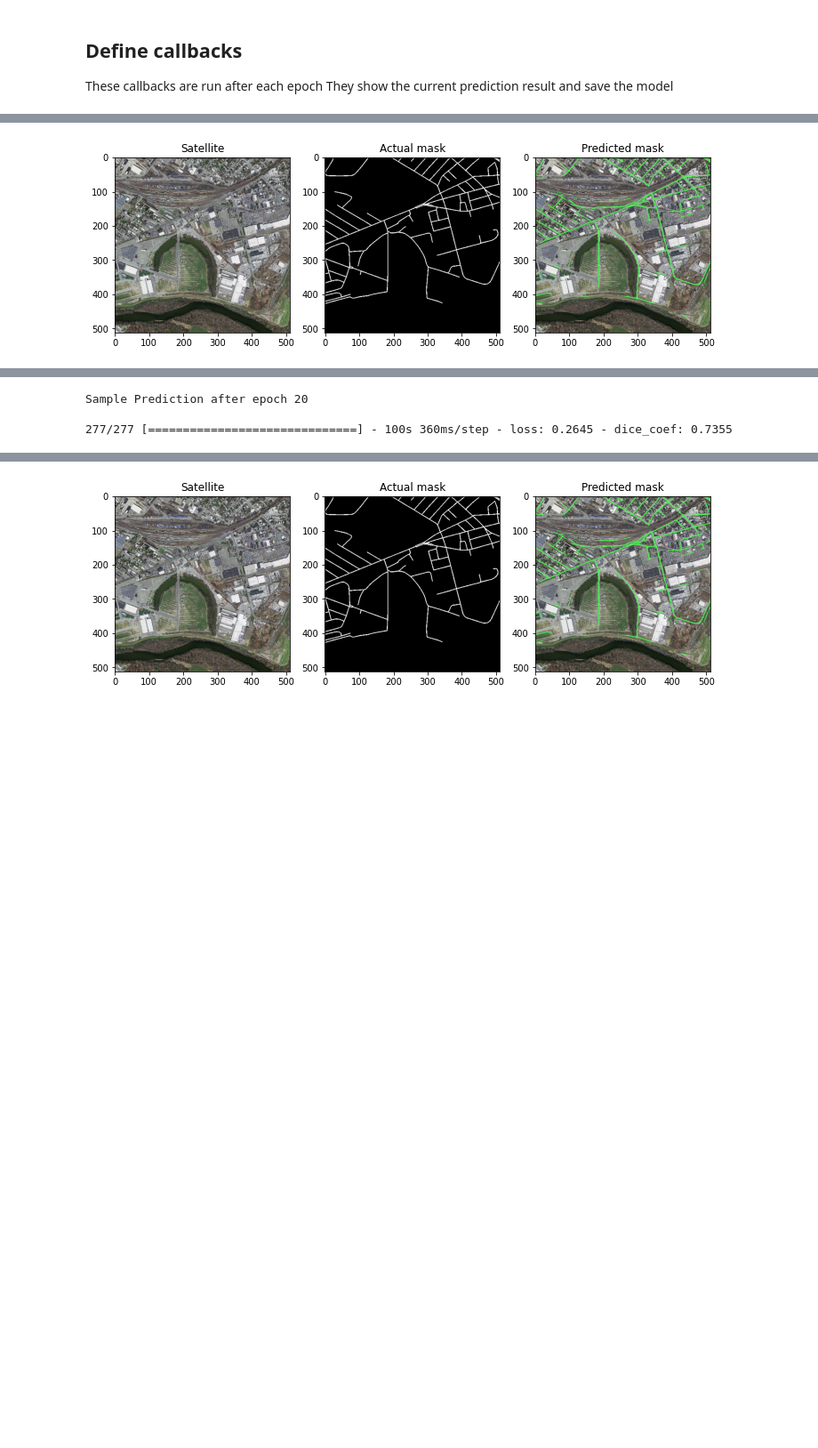
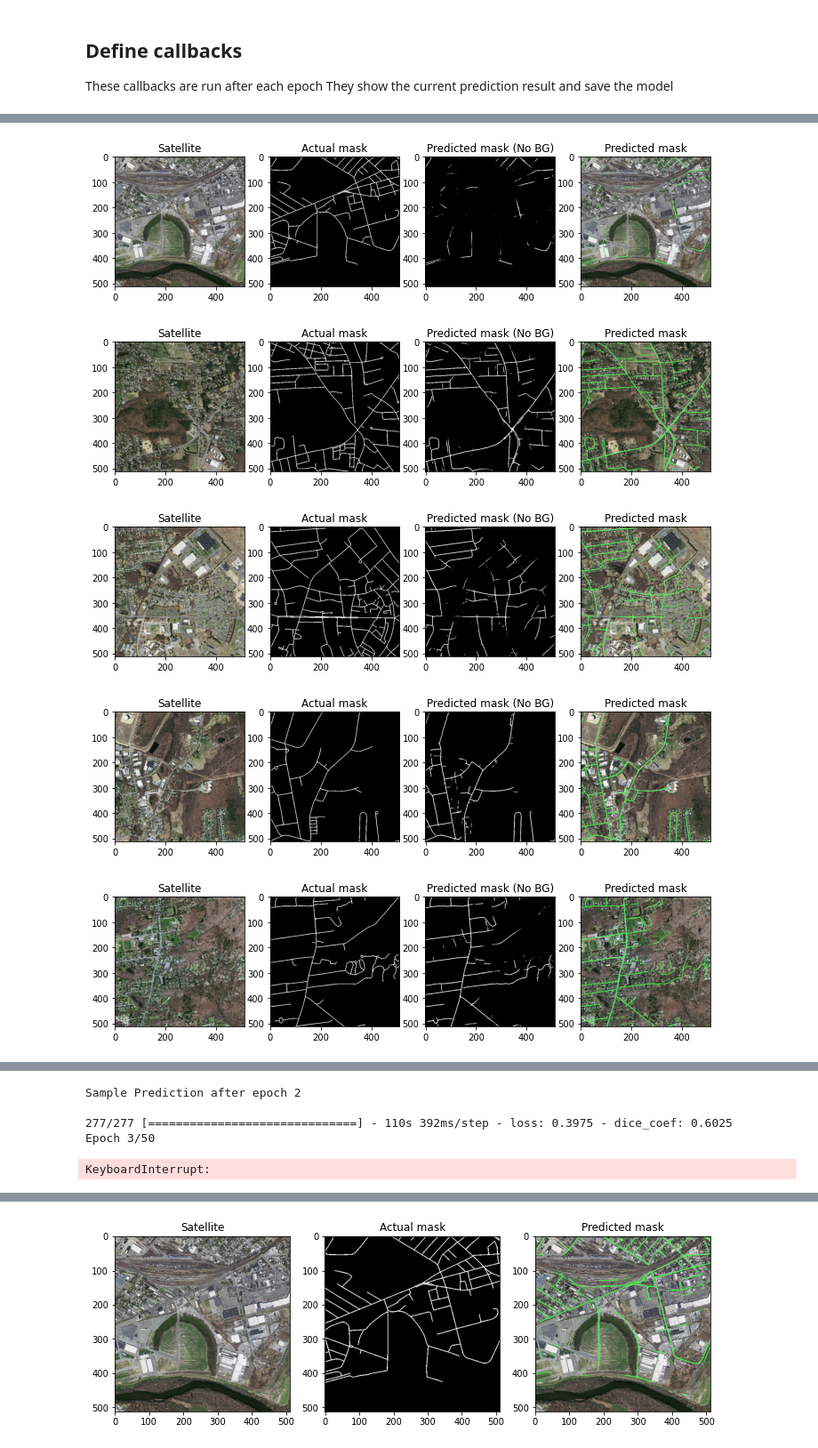
Before and after one commit to ITC303-Team04/Project, a Jupyter notebook: Technical Competency Demonstrator/Notebooks/RoadSegmentation.ipynb, the cells around one changed output, grey strips where cells are left out. Shown at 89% size. Drawn from its saved outputs; the diff is of its cells as text; code cells hidden in the pictures; blank space fills up the shorter version.

```diff
--- a/Technical Competency Demonstrator/Notebooks/RoadSegmentation.ipynb
+++ b/Technical Competency Demonstrator/Notebooks/RoadSegmentation.ipynb
@@ -326,13 +256,6 @@ def placeMaskOnImg(img, mask):
     return img
 
 def make_pred_good(pred):
-#     pred = pred.numpy()
-    pred = pred[0][:, :, :]
-    pred = np.repeat(pred, 3, 2)
-    return pred
-
-def make_pred_good(pred):
-#     pred = pred.numpy()
     pred = pred[0][:, :, :]
     pred = np.repeat(pred, 3, 2)
     return pred
@@ -349,13 +272,16 @@ def display(img, mask):
     pred = make_pred_good(model(img))
     mask = make_pred_good(np.expand_dims(mask, axis = 0))
 
-    plt.subplot(1,3,1)
+    plt.subplot(1,4,1)
     plt.title("Satellite")
     plt.imshow(img[0])
-    plt.subplot(1,3,2)
+    plt.subplot(1,4,2)
     plt.title('Actual mask')
     plt.imshow(mask)
-    plt.subplot(1,3,3)
+    plt.subplot(1,4,3)
+    plt.title('Predicted mask (No BG)')
+    plt.imshow(pred)
+    plt.subplot(1,4,4)
     plt.title('Predicted mask')
     pred = placeMaskOnImg(img[0], pred)
     plt.imshow(pred)
@@ -378,11 +304,14 @@ They show the current prediction result and save the model
 class DisplayCallback(tf.keras.callbacks.Callback):
     def on_epoch_end(self, epoch, logs=None):
         clear_output(wait=True)
-        display(plt.imread(x_test_dir + '/' + test_img[0]), plt.imread(y_test_dir + '/' + test_mask[0]))
+        for i in range(10):
+            display(plt.imread(x_test_dir + '/' + test_img[i]), plt.imread(y_test_dir + '/' + test_mask[i]))
         print ('\nSample Prediction after epoch {}\n'.format(epoch+1))
 
+checkpoint_path = 'D:/Documents/BsC/ITC303/best_model.h5'
+
 callbacks = [
-    keras.callbacks.ModelCheckpoint('./best_model4.h5', save_best_only=True),
+    keras.callbacks.ModelCheckpoint(checkpoint_path, save_best_only=True),
     DisplayCallback()
 ]
 # %% [markdown]
@@ -390,8 +322,17 @@ callbacks = [
 # %%
-EPOCHS = 20
+EPOCHS = 50
+
+# If checkpoint exists, resume training
+if os.path.exists(checkpoint_path):
+    print("Loaded existing model checkpoint.")
+    model = load_model(checkpoint_path)
 
 model_history = model.fit(train_dataset,
                           callbacks=callbacks,
                           epochs=EPOCHS)
 # %% [output]
-[figure, old version]
+[figure, new version]
+[figure, added]
+[figure, added]
+[figure, added]
+[figure, added]
@@ -398,3 +344,5 @@ model_history = model.fit(train_dataset,
-Sample Prediction after epoch 20
+Sample Prediction after epoch 2
 
-277/277 [==============================] - 100s 360ms/step - loss: 0.2645 - dice_coef: 0.7355
+277/277 [==============================] - 110s 392ms/step - loss: 0.3975 - dice_coef: 0.6025
+Epoch 3/50
+KeyboardInterrupt:
```
Also changed, not shown: parts of 11 cells of this notebook.
